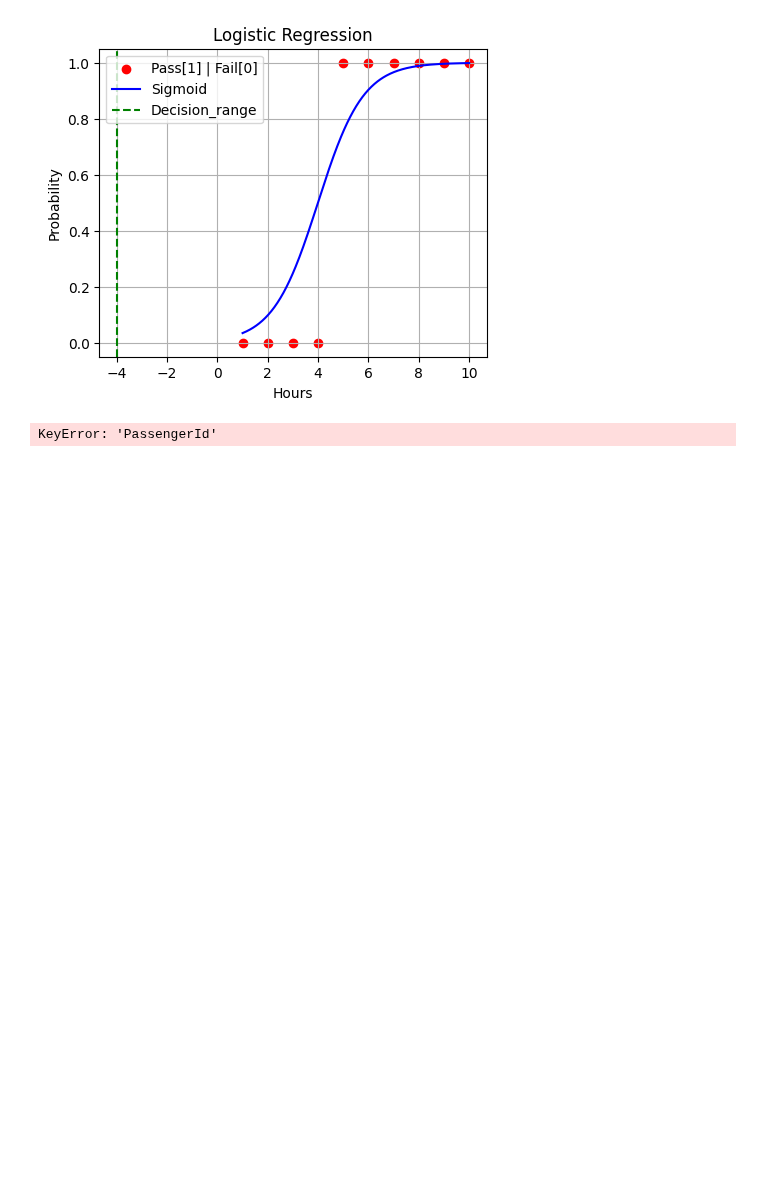
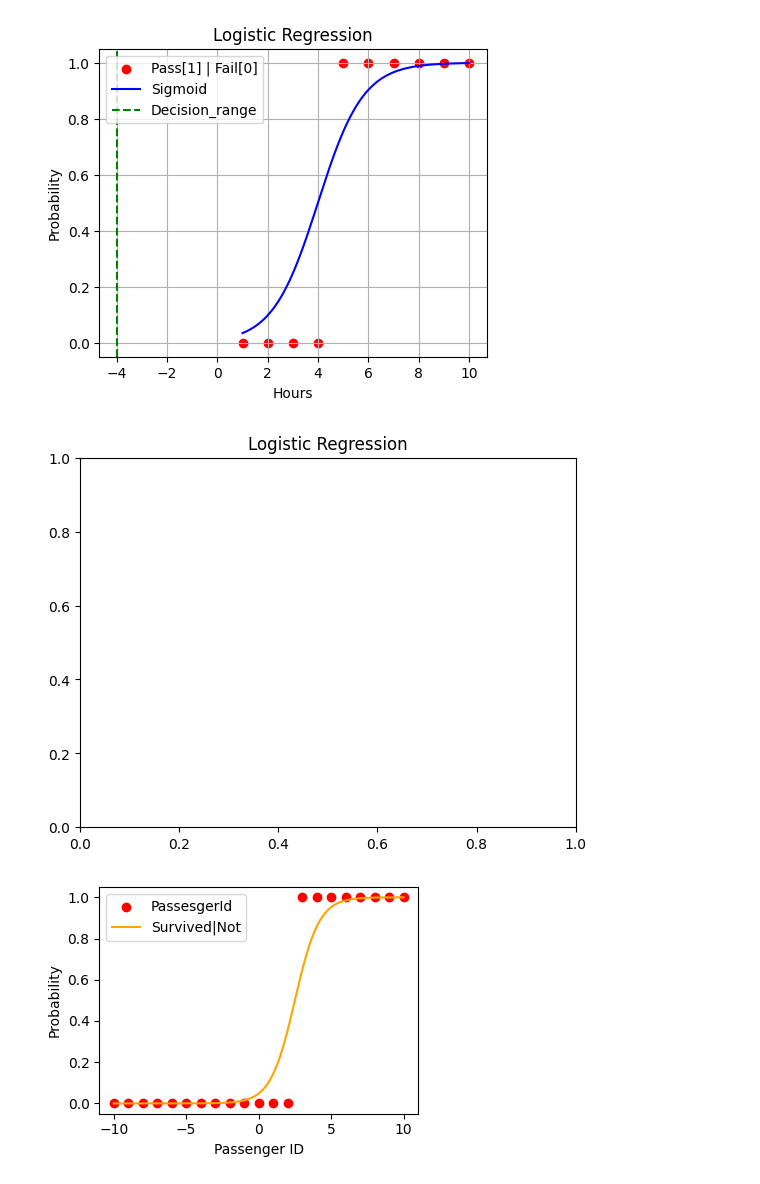
Before and after one commit to VyshnaviKarakatla/machine_learning-notebooks, a Jupyter notebook: 04_logistic_regression(classification).ipynb, the cells around one changed output. Cells and saved outputs as stored; diff of their text form; code cells hidden in the pictures; blank space fills up the shorter version.

```diff
--- a/04_logistic_regression(classification).ipynb
+++ b/04_logistic_regression(classification).ipynb
@@ -54,30 +54,32 @@ plt.show()
 # %%
 import numpy as np
 import pandas as pd
 import matplotlib.pyplot as plt
 from sklearn.linear_model import LogisticRegression
 from sklearn.model_selection import train_test_split
 df1=pd.read_csv('gender_submission.csv')
 x=df1[['X']]
 y=df1['Y']
 x_train,x_test,y_train,y_test=train_test_split(x,y,test_size=0.20)
 #training model
 model=LogisticRegression()
 model.fit(x,y)
 #prediction
 y_predict=model.predict(x_test)
 y_probability=model.predict_proba(x_test)
 #Curve
 x_sorted=np.linspace(df1['X'].min(),df1['X'].max(),300).reshape(-1,1)
-x_sorted_df = pd.DataFrame(x_sorted, columns=['PassengerId'])
+x_sorted_df = pd.DataFrame(x_sorted, columns=['X'])
 y_sigmoid=model.predict_proba(x_sorted_df)[:, 1]
 plt.title('Logistic Regression')
 plt.figure(figsize=(4,3))
 plt.scatter(x,y,color='red',label='PassesgerId')
 plt.plot(x_sorted,y_sigmoid,color='orange',label='Survived|Not')
 plt.xlabel('Passenger ID')
 plt.ylabel('Probability')
 plt.legend()
+plt.tight_layout()
 plt.show()
 # %% [output]
-KeyError: 'PassengerId'
+[figure, added]
+[figure, added]
```
